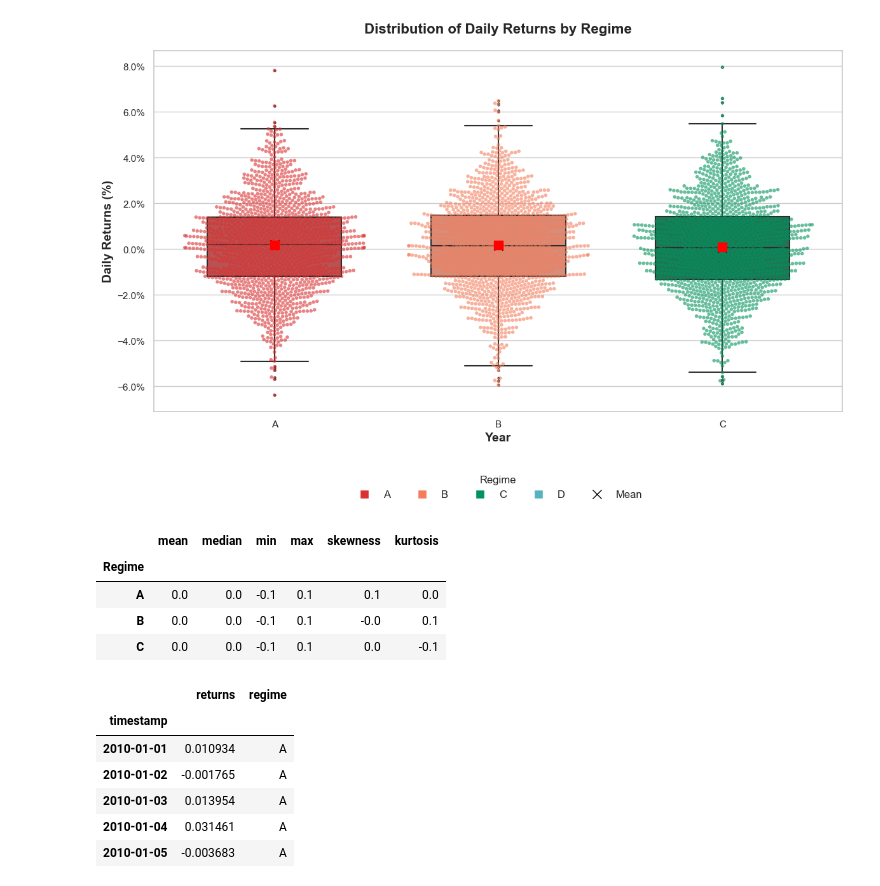
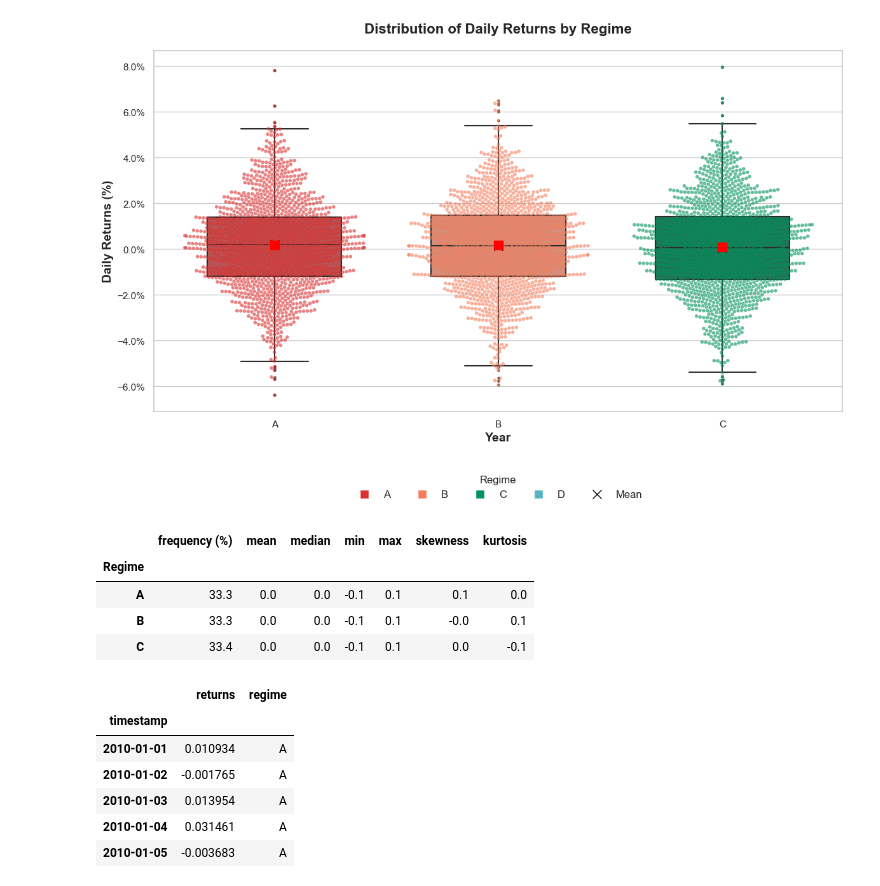
Before and after one commit to Aurelie-Dubost/xeu, a Jupyter notebook: clean_data.ipynb, the cells around one changed output. Drawn from its saved outputs; the diff is of its cells as text; code cells hidden in the pictures.

```diff
--- a/clean_data.ipynb
+++ b/clean_data.ipynb
@@ -769,48 +769,60 @@ def calculate_regime_statistics(merged_df, performance_label):
 
 def calculate_regime_statistics(merged_df, performance_label="spot_return"):
     """
-    Calculate summary statistics for each regime.
+    Calculate summary statistics and frequency percentage for each regime.
 
     Parameters:
     - merged_df (pd.DataFrame): DataFrame containing 'regime' and performance metrics.
     - performance_label (str): The column name of the performance metric.
 
     Returns:
-    - pd.DataFrame: DataFrame with summary statistics (mean, median, min, max, skewness, kurtosis) for each regime.
+    - pd.DataFrame: DataFrame with frequency percentage as the first column and other summary statistics.
     """
     if performance_label not in merged_df.columns:
         raise ValueError(f"'{performance_label}' column not found in DataFrame. Available columns: {merged_df.columns.tolist()}")
 
-    # Group by regime and calculate statistics
+    # Calculate statistics for each regime
     regime_stats = merged_df.groupby('regime')[performance_label].agg(
         mean='mean',
         median='median',
         min='min',
         max='max',
         skewness=lambda x: x.skew(),
         kurtosis=lambda x: x.kurt()
     )
 
-    # Format all numbers to one decimal place using round
+    # Calculate frequency percentage
+    regime_counts = merged_df['regime'].value_counts(normalize=True) * 100
+    regime_counts = regime_counts.round(1)  # Round to 1 decimal place
+
+    # Add frequency percentage to the statistics DataFrame
+    regime_stats['frequency (%)'] = regime_stats.index.map(regime_counts)
+
+    # Reorder columns to have frequency (%) as the first column
+    columns = ['frequency (%)', 'mean', 'median', 'min', 'max', 'skewness', 'kurtosis']
+    regime_stats = regime_stats[columns]
+
+    # Format all numerical columns to one decimal place
     regime_stats = regime_stats.round(1)
 
     # Set regime as the index
     regime_stats.index.name = 'Regime'
 
     return regime_stats
 
 
 
+
 # Example usage
 # Assuming `merged_df` is already defined and has 'regime' and 'spot_return' columns
 regime_stats_df = calculate_regime_statistics(df, performance_label='returns')
 regime_stats_df
 # %% [output]
-|  | mean | median | min | max | skewness | kurtosis |
-| Regime |  |  |  |  |  |  |
-| A | 0.0 | 0.0 | -0.1 | 0.1 | 0.1 | 0.0 |
-| B | 0.0 | 0.0 | -0.1 | 0.1 | -0.0 | 0.1 |
-| C | 0.0 | 0.0 | -0.1 | 0.1 | 0.0 | -0.1 |
+|  | frequency (%) | mean | median | min | max | skewness | kurtosis |
+| Regime |  |  |  |  |  |  |  |
+| A | 33.3 | 0.0 | 0.0 | -0.1 | 0.1 | 0.1 | 0.0 |
+| B | 33.3 | 0.0 | 0.0 | -0.1 | 0.1 | -0.0 | 0.1 |
+| C | 33.4 | 0.0 | 0.0 | -0.1 | 0.1 | 0.0 | -0.1 |
 # %%
 df
 # %% [output]
```
